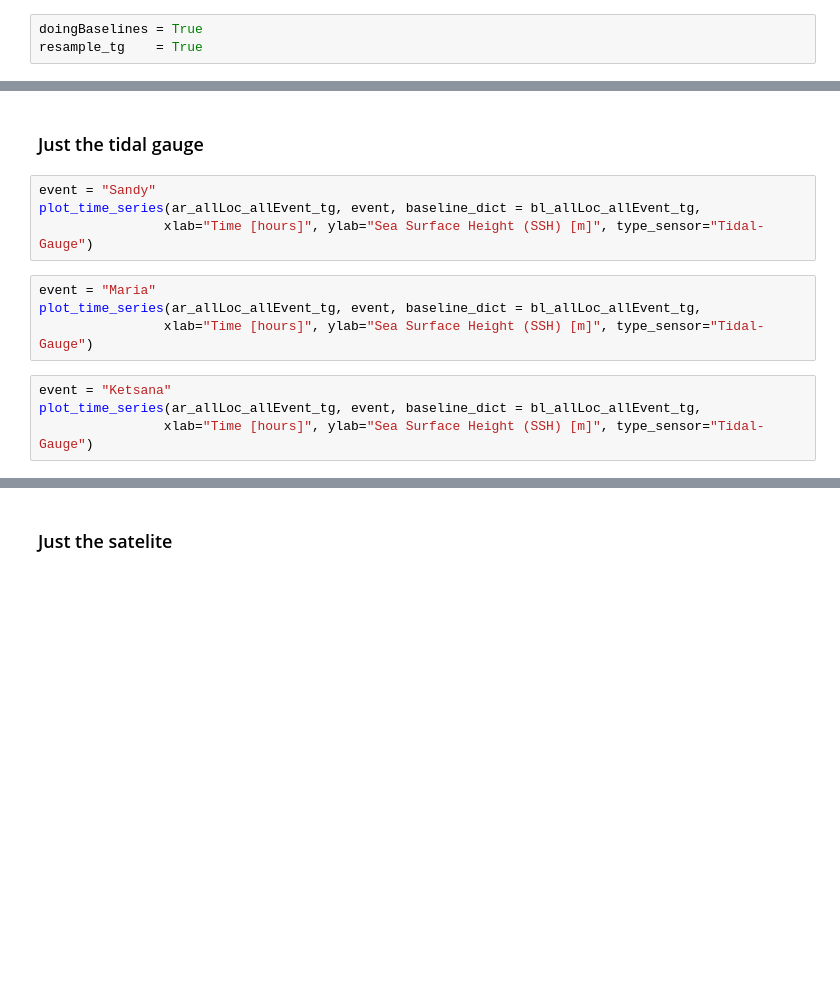
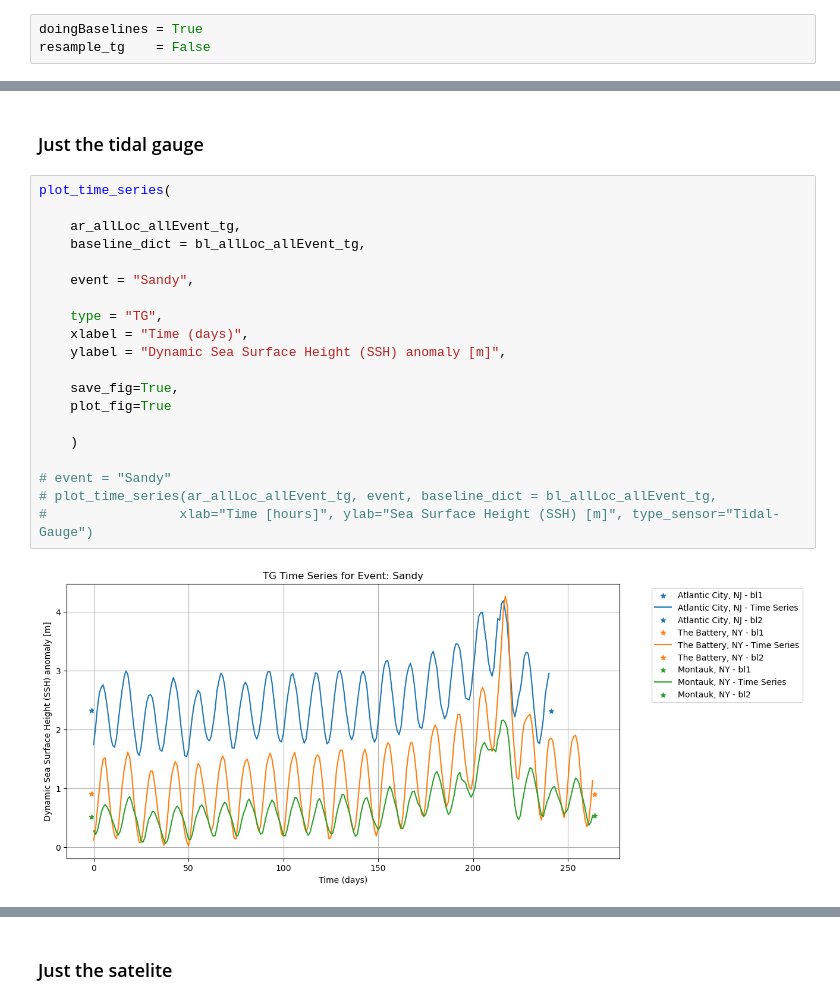
Before and after one commit to FranckPrts/CMA_2023_Project, a Jupyter notebook: Project-Final.ipynb, the cells around one changed output, grey strips where cells are left out. Cells and saved outputs as stored; diff of their text form; blank space fills up the shorter version.

Commit message:
reformatted fig and added combined plot

```diff
--- a/Project-Final.ipynb
+++ b/Project-Final.ipynb
@@ -538,7 +606,7 @@ dict_keys(['Malakal, Palau', 'Legaspi, Philippines', 'Subic Bay, Philippines', '
 ## Second, getting the TG data
 # %%
 doingBaselines = True
-resample_tg    = True
+resample_tg    = False
 # %%
 
 
@@ -866,15 +819,25 @@ plot_area(lat_min, lat_max, lon_min, lon_max, tg=tg_tmp)
 ## Separated sources
 # %% [markdown]
 ### Just the tidal gauge
-# %%
-event = "Sandy"
-plot_time_series(ar_allLoc_allEvent_tg, event, baseline_dict = bl_allLoc_allEvent_tg,
-                xlab="Time [hours]", ylab="Sea Surface Height (SSH) [m]", type_sensor="Tidal-Gauge")
-# %%
-event = "Maria"
-plot_time_series(ar_allLoc_allEvent_tg, event, baseline_dict = bl_allLoc_allEvent_tg,
-                xlab="Time [hours]", ylab="Sea Surface Height (SSH) [m]", type_sensor="Tidal-Gauge")
-# %%
-event = "Ketsana"
-plot_time_series(ar_allLoc_allEvent_tg, event, baseline_dict = bl_allLoc_allEvent_tg,
-                xlab="Time [hours]", ylab="Sea Surface Height (SSH) [m]", type_sensor="Tidal-Gauge")
+# %%
+plot_time_series(
+
+    ar_allLoc_allEvent_tg,
+    baseline_dict = bl_allLoc_allEvent_tg,
+
+    event = "Sandy",
+
+    type = "TG",
+    xlabel = "Time (days)",
+    ylabel = "Dynamic Sea Surface Height (SSH) anomaly [m]",
+
+    save_fig=True,
+    plot_fig=True
+
+    )
+
+# event = "Sandy"
+# plot_time_series(ar_allLoc_allEvent_tg, event, baseline_dict = bl_allLoc_allEvent_tg,
+#                 xlab="Time [hours]", ylab="Sea Surface Height (SSH) [m]", type_sensor="Tidal-Gauge")
+# %% [output]
+[figure, added]
```
Also changed, not shown: parts of 32 cells of this notebook, 16 other files.
